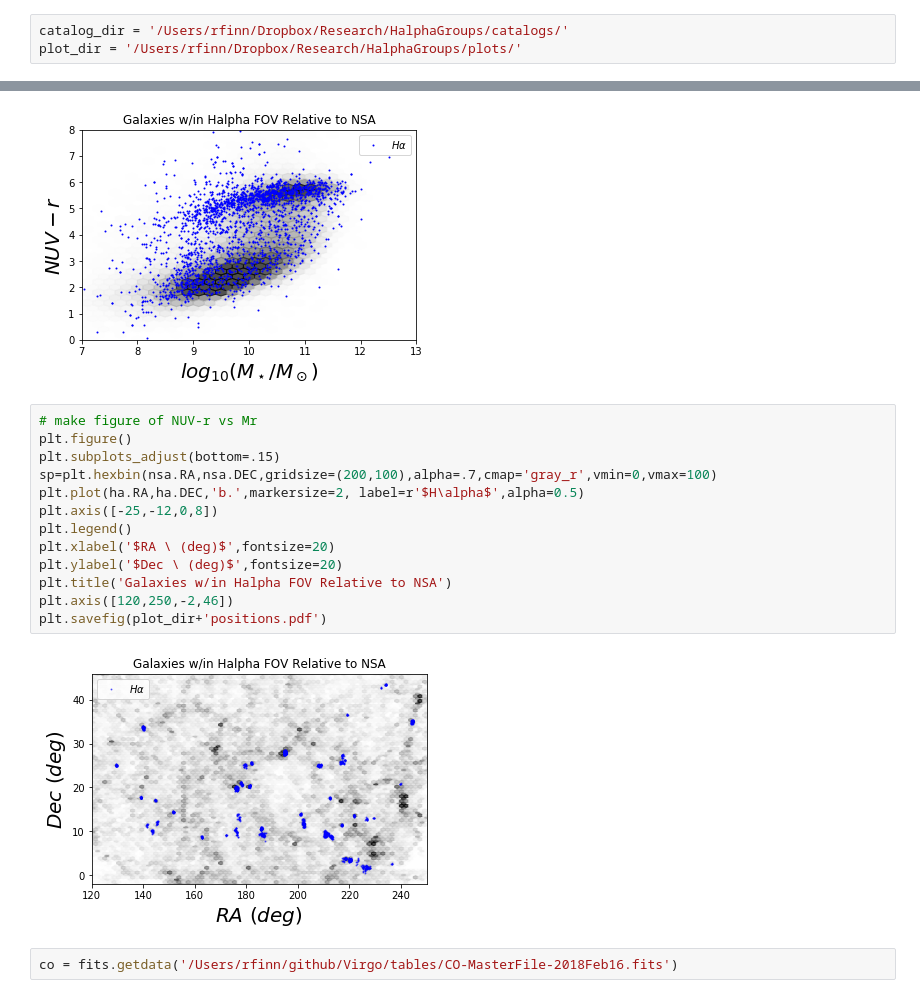
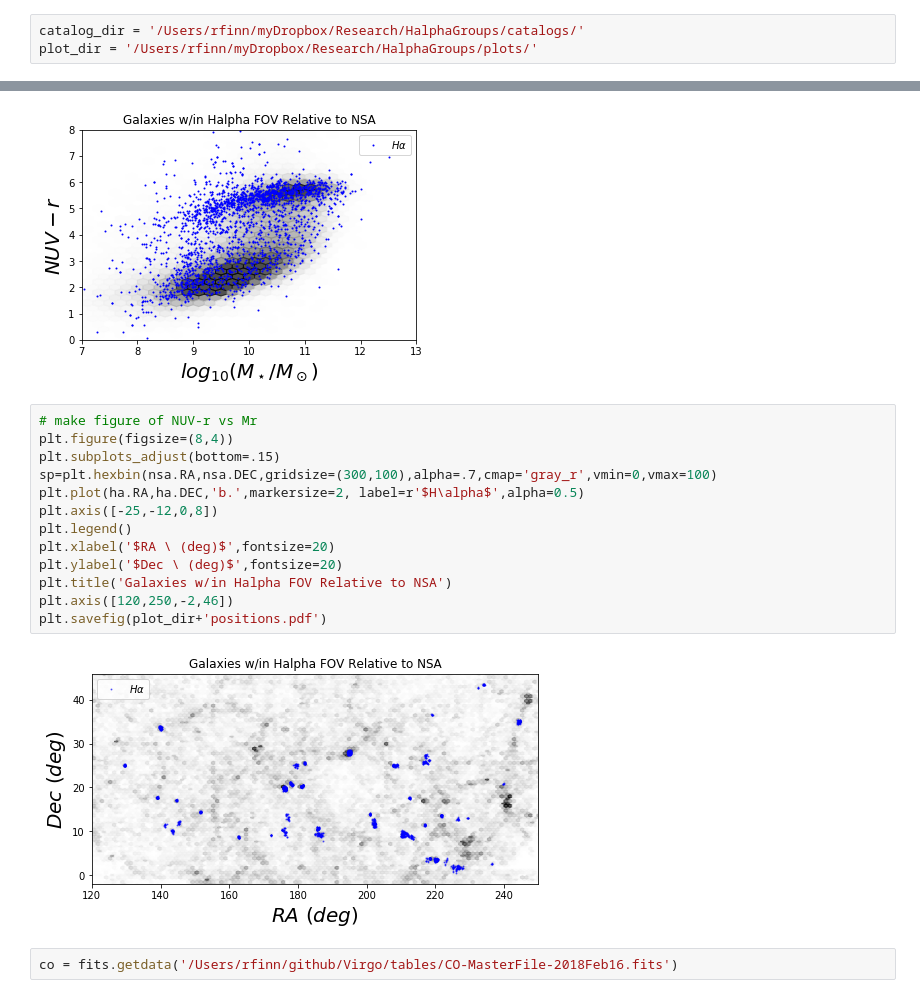
Before and after one commit to rfinn/HalphaImaging, a Jupyter notebook: notebooks/total-number-of-galaxies.ipynb, the cells around one changed output, grey strips where cells are left out. Cells and saved outputs as stored; diff of their text form.

```diff
--- a/notebooks/total-number-of-galaxies.ipynb
+++ b/notebooks/total-number-of-galaxies.ipynb
@@ -52,8 +52,8 @@ from matplotlib import pyplot as plt
 import warnings
 warnings.filterwarnings('ignore')
 # %%
-catalog_dir = '/Users/rfinn/Dropbox/Research/HalphaGroups/catalogs/'
-plot_dir = '/Users/rfinn/Dropbox/Research/HalphaGroups/plots/'
+catalog_dir = '/Users/rfinn/myDropbox/Research/HalphaGroups/catalogs/'
+plot_dir = '/Users/rfinn/myDropbox/Research/HalphaGroups/plots/'
 # %%
 ha = fits.getdata(catalog_dir+'uat_halpha_nsa.fits')
 mstar = fits.getdata(catalog_dir+'uat_halpha_moustakas_mstar.fits')
@@ -95,19 +99,19 @@ plt.savefig(plot_dir+'NUVr-Mstar.pdf')
 [figure]
 # %%
 # make figure of NUV-r vs Mr
-plt.figure()
+plt.figure(figsize=(8,4))
 plt.subplots_adjust(bottom=.15)
-sp=plt.hexbin(nsa.RA,nsa.DEC,gridsize=(200,100),alpha=.7,cmap='gray_r',vmin=0,vmax=100)
+sp=plt.hexbin(nsa.RA,nsa.DEC,gridsize=(300,100),alpha=.7,cmap='gray_r',vmin=0,vmax=100)
 plt.plot(ha.RA,ha.DEC,'b.',markersize=2, label=r'$H\alpha$',alpha=0.5)
 plt.axis([-25,-12,0,8])
 plt.legend()
 plt.xlabel('$RA \ (deg)$',fontsize=20)
 plt.ylabel('$Dec \ (deg)$',fontsize=20)
 plt.title('Galaxies w/in Halpha FOV Relative to NSA')
 plt.axis([120,250,-2,46])
 plt.savefig(plot_dir+'positions.pdf')
 # %% [output]
-[figure, old version]
+[figure, new version]
 # %%
 co = fits.getdata('/Users/rfinn/github/Virgo/tables/CO-MasterFile-2018Feb16.fits')
 # %% [markdown]
```
Also changed, not shown: parts of 2 cells of this notebook, 1 other file.
